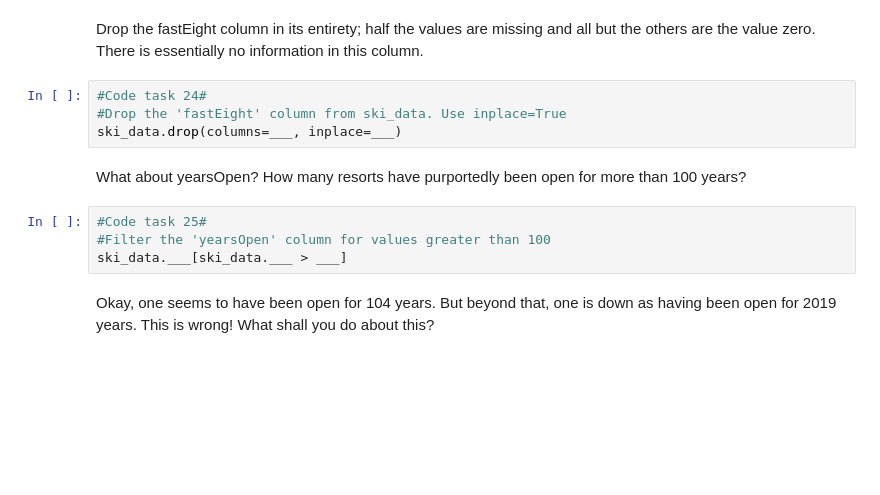
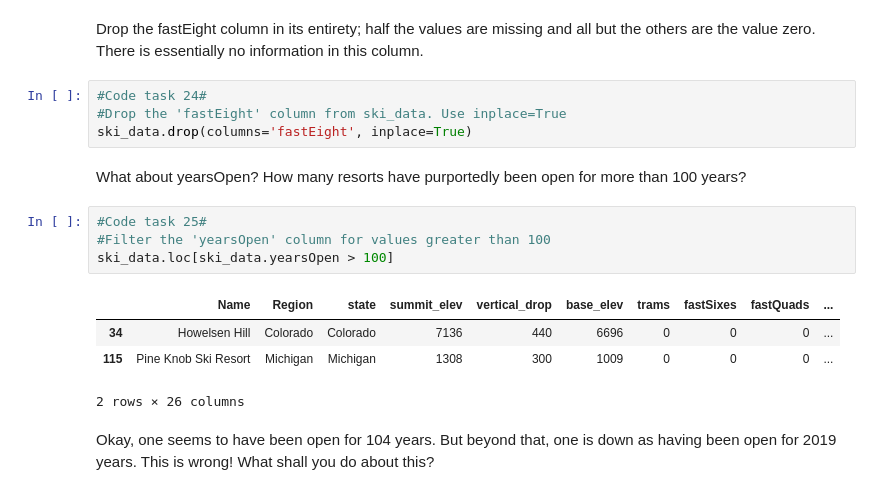
Before and after one commit to blakehulett7/DataScienceGuidedCapstone, a Jupyter notebook: Notebooks/02_data_wrangling.ipynb, the cells around one changed output. Saved outputs shown, nothing was run; the diff lists cells and outputs as text; blank space fills up the shorter version.

```diff
--- a/Notebooks/02_data_wrangling.ipynb
+++ b/Notebooks/02_data_wrangling.ipynb
@@ -618,13 +646,18 @@ Drop the fastEight column in its entirety; half the values are missing and all b
 # %%
 #Code task 24#
 #Drop the 'fastEight' column from ski_data. Use inplace=True
-ski_data.drop(columns=___, inplace=___)
+ski_data.drop(columns='fastEight', inplace=True)
 # %% [markdown]
 What about yearsOpen? How many resorts have purportedly been open for more than 100 years?
 # %%
 #Code task 25#
 #Filter the 'yearsOpen' column for values greater than 100
-ski_data.___[ski_data.___ > ___]
+ski_data.loc[ski_data.yearsOpen > 100]
+# %% [output]
+|  | Name | Region | state | summit_elev | vertical_drop | base_elev | trams | fastSixes | fastQuads | ... |
+| 34 | Howelsen Hill | Colorado | Colorado | 7136 | 440 | 6696 | 0 | 0 | 0 | ... |
+| 115 | Pine Knob Ski Resort | Michigan | Michigan | 1308 | 300 | 1009 | 0 | 0 | 0 | ... |
+2 rows × 26 columns
 # %% [markdown]
 Okay, one seems to have been open for 104 years. But beyond that, one is down as having been open for 2019 years. This is wrong! What shall you do about this?
 # %% [markdown]
```
Also changed, not shown: parts of 9 cells of this notebook.
